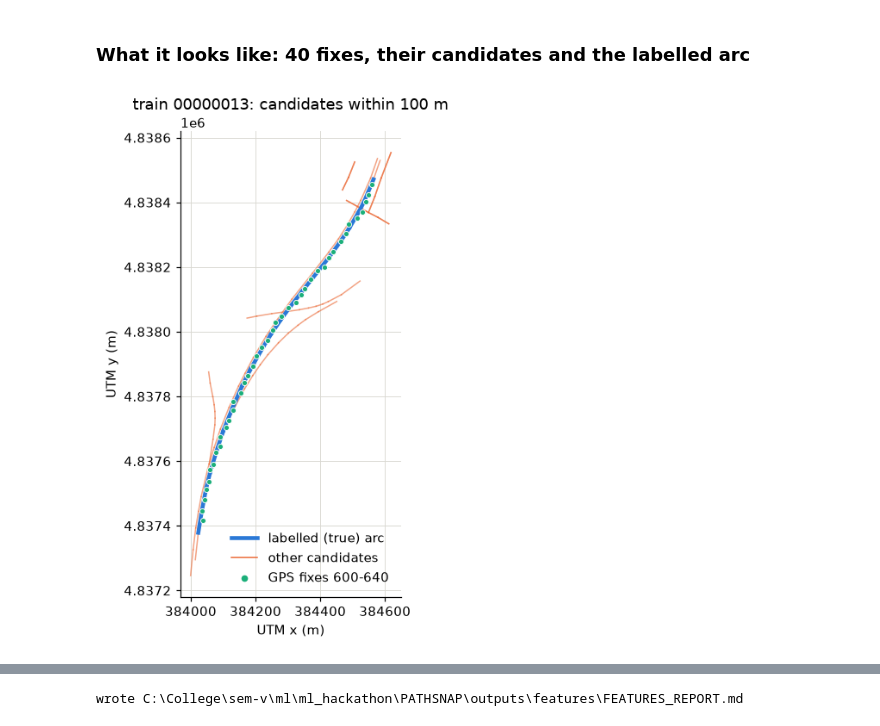
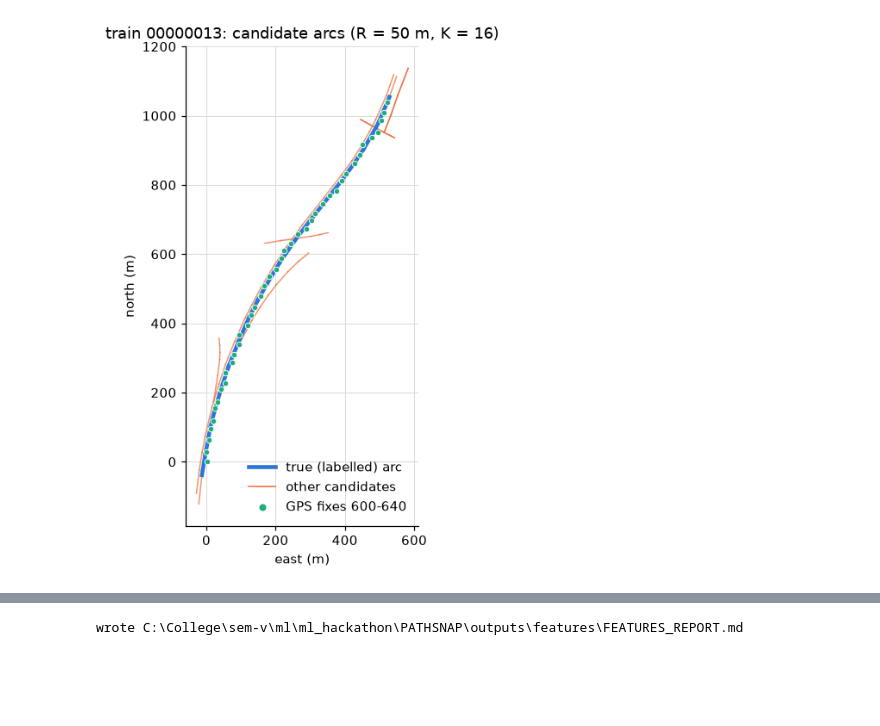
Before and after one commit to Harsha-Kamaraj/PathSnap, a Jupyter notebook: notebooks/03_features.ipynb, the cells around one changed output, grey strips where cells are left out. Cells and saved outputs as stored; diff of their text form; code cells hidden in the pictures; blank space fills up the shorter version.

```diff
--- a/notebooks/03_features.ipynb
+++ b/notebooks/03_features.ipynb
@@ -15,5 +17,5 @@ Three stages:
 # %%
-import sys, time
+import json, sys, time
 from pathlib import Path
 from concurrent.futures import ProcessPoolExecutor
 
@@ -24,16 +26,17 @@ import matplotlib.pyplot as plt
 ROOT = Path.cwd().parent if Path.cwd().name == "notebooks" else Path.cwd()
 sys.path.insert(0, str(ROOT / "src"))
 
-from pathsnap import features as F
+from pathsnap import candidates as CND, features as F, labels as L
 from pathsnap.cleaning import PROCESSED_ROOT, load_clean_trip
 
-FEAT_ROOT = ROOT / "data" / "features"
-OUT = ROOT / "outputs" / "features"
+FEAT_ROOT, OUT = ROOT / "data" / "features", ROOT / "outputs" / "features"
 FIG = OUT / "figures"
 for d in (FEAT_ROOT, OUT, FIG):
     d.mkdir(parents=True, exist_ok=True)
 
-# chart colours (one fixed order): candidate is the true arc / is not
-C_POS, C_NEG, C_GPS, C_GRID = "#2a78d6", "#eb6834", "#1baf7a", "#d9d8d2"
+C_POS, C_NEG, C_GPS, C_GRID = "#2a78d6", "#eb6834", "#1baf7a", "#d9d8d2"   # fixed colour order
 plt.rcParams.update({"axes.spines.top": False, "axes.spines.right": False, "axes.grid": True,
                      "grid.color": C_GRID, "grid.linewidth": 0.6, "figure.dpi": 110})
+TRAIN_TRIPS = sorted(t.name for t in (PROCESSED_ROOT / "train").iterdir())
+TEST_TRIPS = sorted(t.name for t in (PROCESSED_ROOT / "student_test").iterdir())
+print(len(TRAIN_TRIPS), "train trips,", len(TEST_TRIPS), "student_test trips")
@@ -132,21 +179,20 @@ rows[["fix_idx", "arc_id", "label"] + F.FEATURE_COLS].head(8)
-# %% [markdown]
-### What it looks like: 40 fixes, their candidates and the labelled arc
 # %%
 nxy = c["nodes"][["x", "y"]].to_numpy()
 fr, to = c["arcs"]["from_node"].to_numpy(), c["arcs"]["to_node"].to_numpy()
 win = rows[rows.fix_idx.between(600, 640)]
 tr = c["track"].iloc[600:641]
-fig, ax = plt.subplots(figsize=(7, 6))
+x0, y0 = tr.x.min(), tr.y.min()
+fig, ax = plt.subplots(figsize=(6, 6))
 for a in win.loc[win.label == 0, "arc_id"].unique():
-    ax.plot(*nxy[[fr[a], to[a]]].T, color=C_NEG, lw=1, alpha=0.6)
+    ax.plot(nxy[[fr[a], to[a]], 0] - x0, nxy[[fr[a], to[a]], 1] - y0, color=C_NEG, lw=1, alpha=0.7)
 for a in win.loc[win.label == 1, "arc_id"].unique():
-    ax.plot(*nxy[[fr[a], to[a]]].T, color=C_POS, lw=3)
-ax.scatter(tr.x, tr.y, s=16, color=C_GPS, zorder=3, edgecolor="white", linewidth=0.6)
-ax.plot([], [], color=C_POS, lw=3, label="labelled (true) arc")
+    ax.plot(nxy[[fr[a], to[a]], 0] - x0, nxy[[fr[a], to[a]], 1] - y0, color=C_POS, lw=3)
+ax.scatter(tr.x - x0, tr.y - y0, s=18, color=C_GPS, zorder=3, edgecolor="white", linewidth=0.6)
+ax.plot([], [], color=C_POS, lw=3, label="true (labelled) arc")
 ax.plot([], [], color=C_NEG, lw=1, label="other candidates")
-ax.scatter([], [], s=16, color=C_GPS, label="GPS fixes 600-640")
-ax.set_aspect("equal"); ax.set_xlabel("UTM x (m)"); ax.set_ylabel("UTM y (m)")
-ax.set_title("train 00000013: candidates within 100 m"); ax.legend(loc="best", frameon=False)
+ax.scatter([], [], s=18, color=C_GPS, label="GPS fixes 600-640")
+ax.set_aspect("equal"); ax.set_xlabel("east (m)"); ax.set_ylabel("north (m)")
+ax.set_title("train 00000013: candidate arcs (R = 50 m, K = 16)"); ax.legend(loc="lower right", frameon=False)
 fig.tight_layout(); fig.savefig(FIG / "01_candidates_example.png"); plt.show()
 # %% [output]
-[figure, old version]
+[figure, new version]
```
Also changed, not shown: parts of 35 cells of this notebook, 35 other files.
